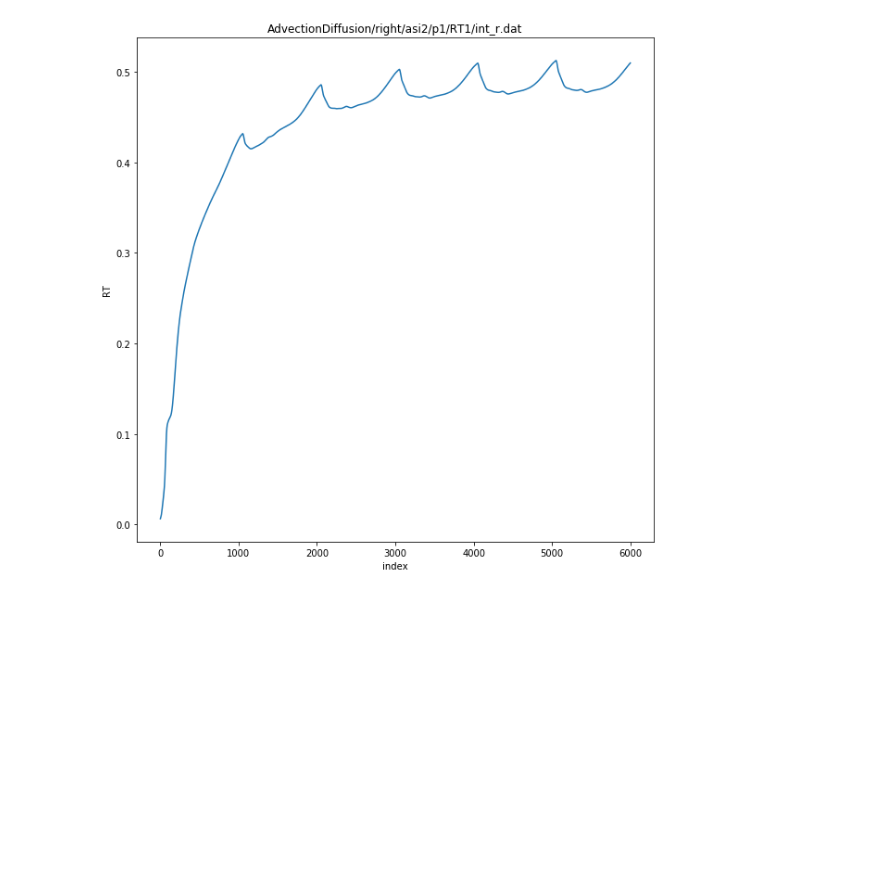
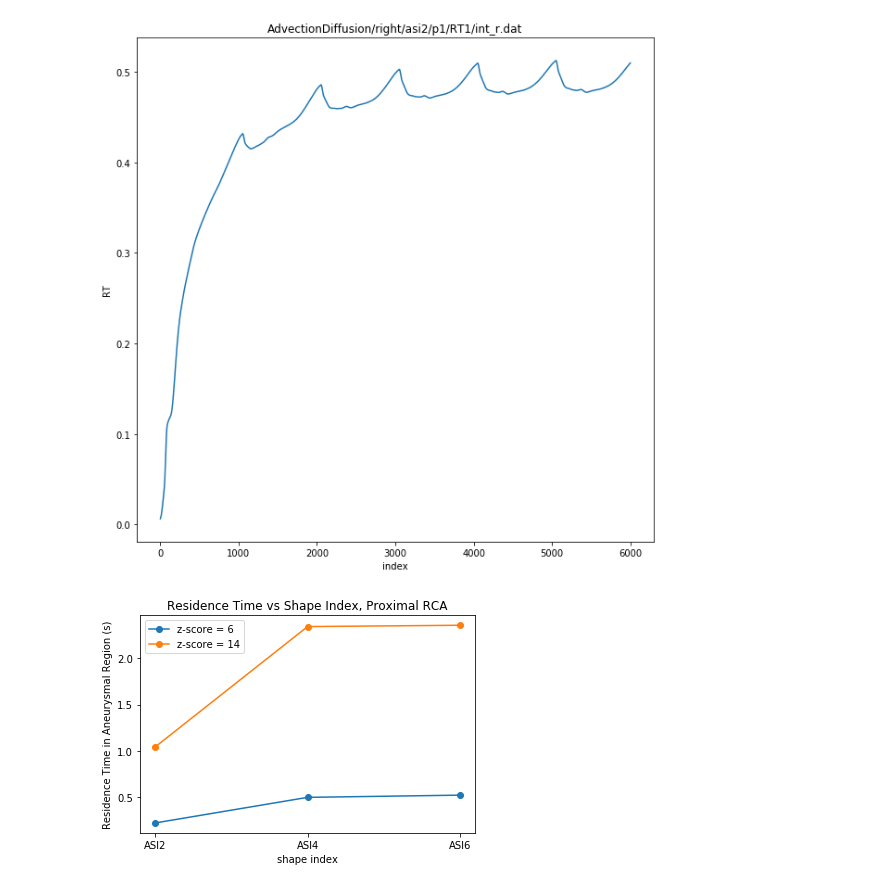
Before and after one commit to StanfordCBCL/KD-project, a Jupyter notebook: RT Visualization.ipynb, the cells around one changed output. Cells and saved outputs as stored; diff of their text form; code cells hidden in the pictures; blank space fills up the shorter version.

```diff
--- a/RT Visualization.ipynb
+++ b/RT Visualization.ipynb
@@ -29,3 +29,35 @@ plt.title(base_path + f_name)
 # %% [output]
 Text(0.5,1,'AdvectionDiffusion/right/asi2/p1/RT1/int_r.dat')
 [figure]
+# %%
+right_residence_times = {
+    'ASI2': [.2214, 1.0446],
+    'ASI4': [.49766, 2.3435],
+    'ASI6': [.52155, 2.3579]
+}
+z_scores = ['p1', 'p5']
+plotted_z_scores = {
+    'p1': 6,
+    'p2': 8,
+    'p3': 10,
+    'p4': 12,
+    'p5': 14,
+}
+plotted_shapes = ['ASI2', 'ASI4', 'ASI6']
+# %%
+fig = plt.figure()
+ax = fig.add_subplot(1, 1, 1)
+
+for z, size in enumerate(z_scores):
+    res_times = np.zeros((len(plotted_shapes), len(z_scores)))
+    for a, shape in enumerate(plotted_shapes):
+        res_times[a, z] = right_residence_times[shape][z]
+    ax.plot(plotted_shapes, res_times[:,z], label = 'z-score = ' + str(plotted_z_scores[size]), marker='o')
+
+plt.legend()
+plt.xlabel('shape index')
+plt.ylabel('Residence Time in Aneurysmal Region (s)')
+plt.title('Residence Time vs Shape Index, Proximal RCA')
+plt.show()
+# %% [output]
+[figure, added]
```
Also changed, not shown: 9 other files.
